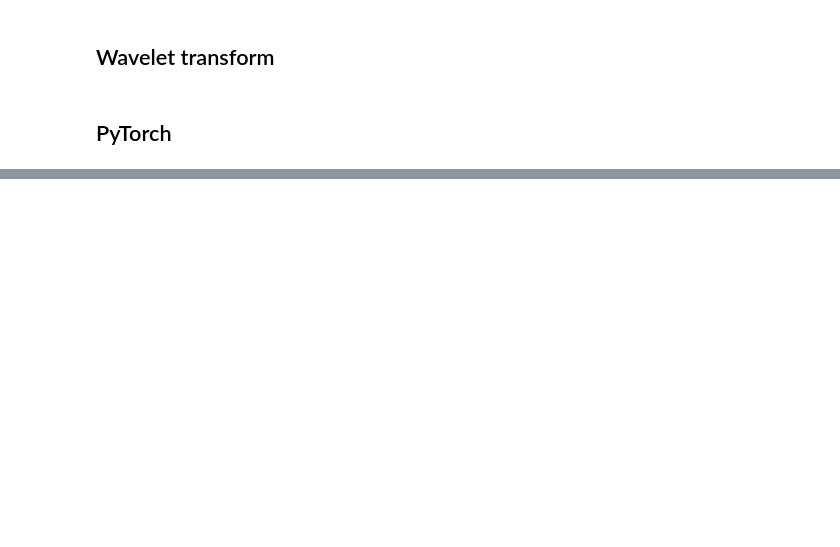
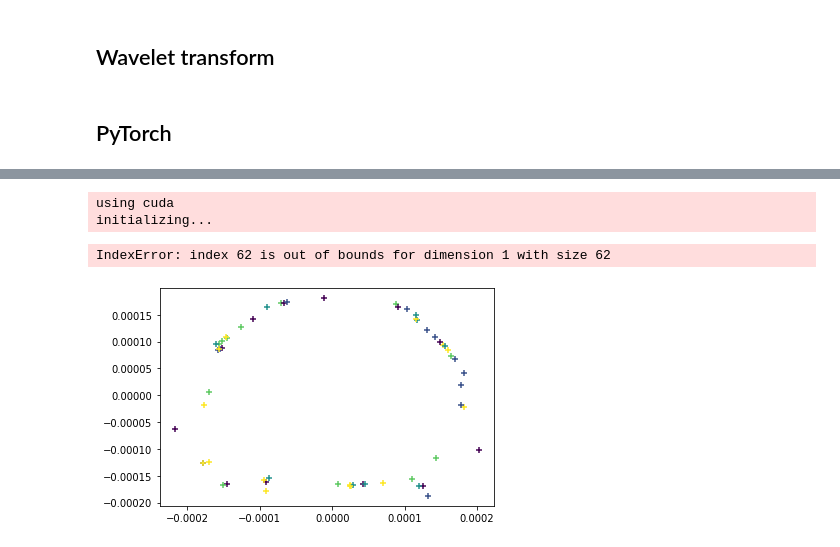
Before and after one commit to AchilleBailly/Driver2Vec, a Jupyter notebook: tcn-testing.ipynb, the cells around one changed output, grey strips where cells are left out. Drawn from its saved outputs; the diff is of its cells as text; code cells hidden in the pictures; blank space fills up the shorter version.

```diff
--- a/tcn-testing.ipynb
+++ b/tcn-testing.ipynb
@@ -443,5 +445,5 @@ optimizer = torch.optim.Adam(model.parameters(), lr=0.0001, weight_decay=0.975)
 # %%
-epochs = 400
+epochs = 50
 
 model.train()
 for epoch in (pbar := tqdm(range(epochs))):
@@ -473,12 +473,16 @@ KeyboardInterrupt:
 # %%
 import lightgbm as lgbm
 
-params = {'batch_size': 19,
+params1 = {'batch_size': 19,
           'shuffle': False,
-          'num_workers': 1}
+          'num_workers': 2}
+
+params2 = {'batch_size': 38,
+          'shuffle': False,
+          'number_batch': 1}
 
 classifier_train_set = TrainDataset(x_test, y_text, input_length)
-classifier_train_generator = DataLoader(training_set, **params)
+classifier_train_generator = DataLoader(training_set, **params1)
 
 x_train_classifier = []
 y_train_classifier = []
@@ -600,0 +616,33 @@ print(y_pred, y_test_classifier)
+# %%
+from tsne_torch import TorchTSNE as TSNE
+import matplotlib.pyplot as plt
+
+params = {'batch_size': 60,
+          'shuffle': False,
+          'number_batch': 1}
+
+generator = Dataloader(training_set, **params)
+x_tsne = []
+y_tsne = []
+for data,_,_, label in generator:
+    data = data.to(device)
+    embed = model(data)
+
+
+
+for i in range(embed.shape[0]):
+    x_tsne.append(embed[i,:].cpu().detach().numpy().squeeze())
+    y_tsne.append(int(label[i]))
+# %%
+
+X_emb = TSNE(n_components=2, perplexity=80, n_iter=10000, verbose=True).fit_transform(embed)
+# %% [output]
+using cuda
+initializing...
+IndexError: index 62 is out of bounds for dimension 1 with size 62
+# %%
+
+plt.scatter(X_emb[:,0], X_emb[:,1], marker="+", c=y_tsne)
+plt.show()
+# %% [output]
+[figure, added]
```
Also changed, not shown: parts of 10 cells of this notebook, 3 other files.
